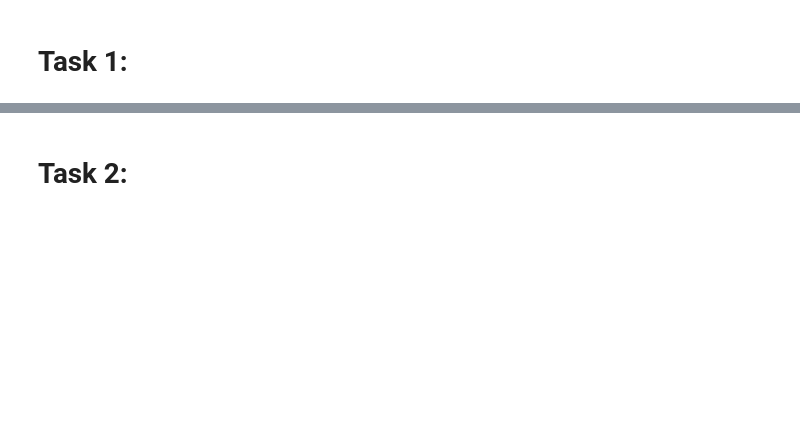
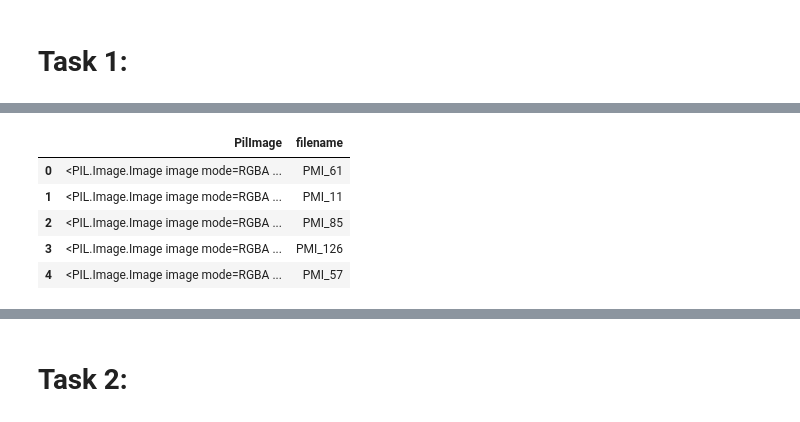
Before and after one commit to OmdenaAI/omdena-morocco-heartrisk, a Jupyter notebook: src/tasks/task-5-data-preprocessing-with-ayoub/ecg-data-preprocessing.ipynb, the cells around one changed output, grey strips where cells are left out. Drawn from its saved outputs; the diff is of its cells as text; code cells hidden in the pictures; blank space fills up the shorter version.

```diff
--- a/src/tasks/task-5-data-preprocessing-with-ayoub/ecg-data-preprocessing.ipynb
+++ b/src/tasks/task-5-data-preprocessing-with-ayoub/ecg-data-preprocessing.ipynb
@@ -335,0 +344,13 @@ HB(223).jpg
+# %%
+# To use it for Segmenting 12 leads
+HMI_c_bg_df = pd.DataFrame(HMI_c_bg, columns=['PilImage'])
+HMI_c_bg_df['filename']= HMI_df["filename"]
+HMI_c_bg_df['filename'].replace({"\(":"_",'\).jpg':''}, regex=True,inplace=True)
+HMI_c_bg_df.head()
+# %% [output]
+|  | PilImage | filename |
+| 0 | <PIL.Image.Image image mode=RGBA ... | PMI_61 |
+| 1 | <PIL.Image.Image image mode=RGBA ... | PMI_11 |
+| 2 | <PIL.Image.Image image mode=RGBA ... | PMI_85 |
+| 3 | <PIL.Image.Image image mode=RGBA ... | PMI_126 |
+| 4 | <PIL.Image.Image image mode=RGBA ... | PMI_57 |
```
Also changed, not shown: parts of 36 cells of this notebook.
